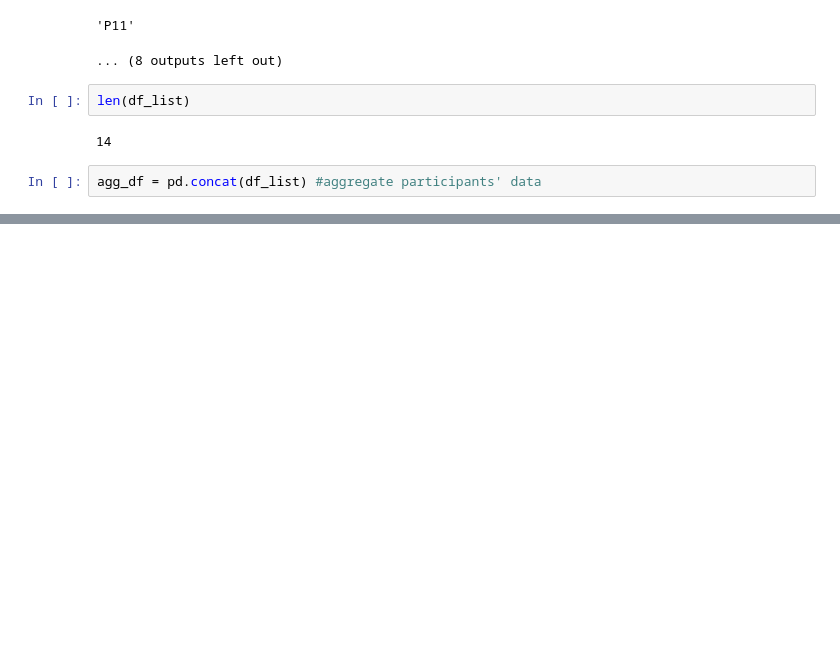
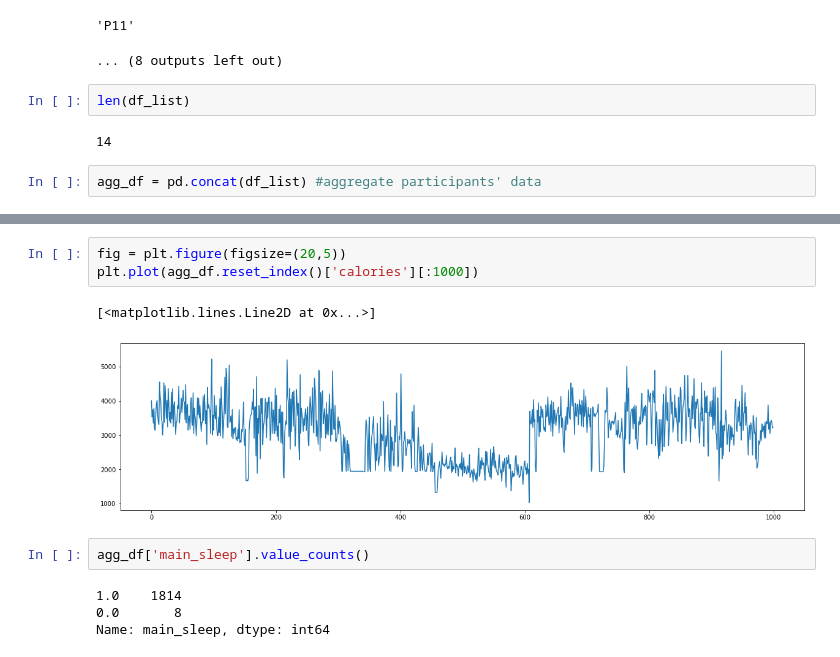
Before and after one commit to kdkangg/Datamining, a Jupyter notebook: data_preprocessing_result_all.ipynb, the cells around one changed output, grey strips where cells are left out. Drawn from its saved outputs; the diff is of its cells as text; blank space fills up the shorter version.

```diff
--- a/data_preprocessing_result_all.ipynb
+++ b/data_preprocessing_result_all.ipynb
@@ -95,0 +154,12 @@ hr_zone2;; Not null: 1544, Null: 34
+# %%
+fig = plt.figure(figsize=(20,5))
+plt.plot(agg_df.reset_index()['calories'][:1000])
+# %% [output]
+[<matplotlib.lines.Line2D at 0x...>]
+[figure, added]
+# %%
+agg_df['main_sleep'].value_counts()
+# %% [output]
+1.0    1814
+0.0       8
+Name: main_sleep, dtype: int64
```
Also changed, not shown: parts of 10 cells of this notebook, 1 other file.
